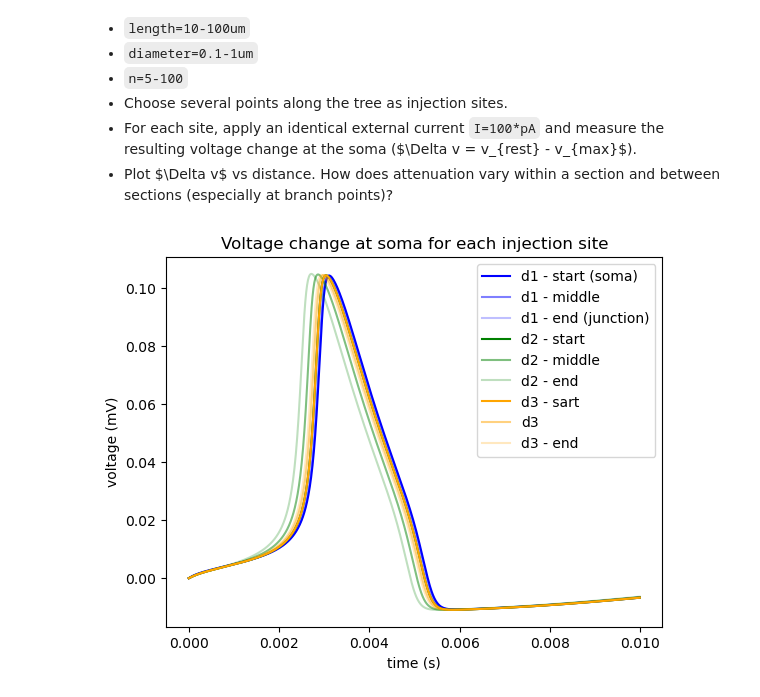
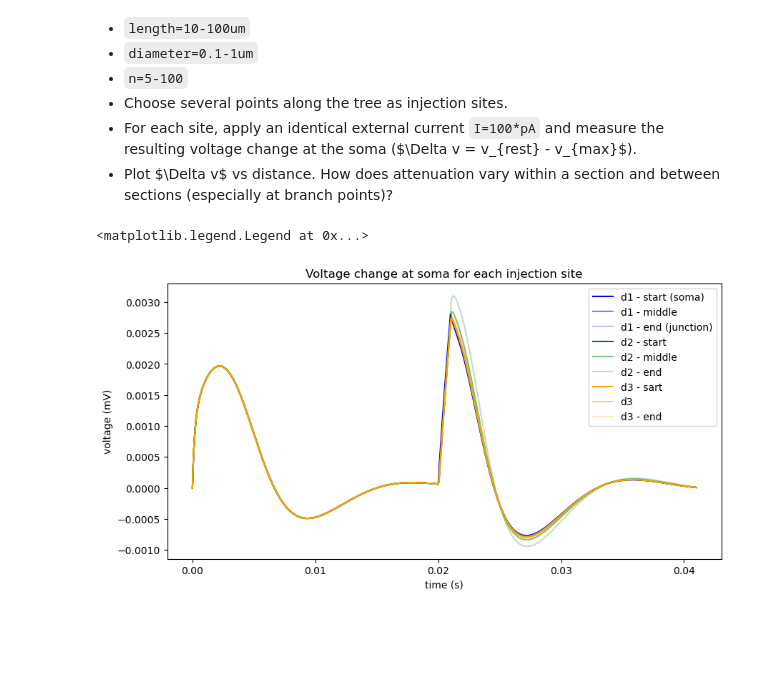
Before and after one commit to kateharvey/SYDE552, a Jupyter notebook: syde552-assignment1.ipynb, the cells around one changed output. Saved outputs shown, nothing was run; the diff lists cells and outputs as text; code cells hidden in the pictures; blank space fills up the shorter version.

```diff
--- a/syde552-assignment1.ipynb
+++ b/syde552-assignment1.ipynb
@@ -699,18 +664,19 @@ def hodgkin_huxley_neuron(
         morpho,
         durations,
         currents,
-        E_leak=10.613*mV,
-        E_na=115*mV,
-        E_k=-12*mV,
-        g_leak=0.3*msiemens/cm**2,
-        g_na = 120*msiemens/cm**2,
-        g_k = 36*msiemens/cm**2,
         C_m = 1*uF/cm**2,
         R_l = 35.4*ohm*cm,
         gating_vars=True,
         location=None):
 
     start_scope()
+    # constants
+    E_leak = 10.613*mV
+    E_na = 115*mV
+    E_k = -12*mV
+    g_leak = 0.3*msiemens/cm**2
+    g_na = 120*msiemens/cm**2
+    g_k = 36*msiemens/cm**2
 
     # Fill in these equations
     eqn = '''
@@ -896,9 +879,8 @@ locs = [soma.d1[0], # soma-dendrite junction
         soma.d1.d3[49]] # end of the third dendrite
 # %%
 # for each location, inject a current of 100 pA:
-# 10 ms is long enough to observe a single action potential
-durations = [10]*ms
-currents = [100]*pA
+durations = [20, 1, 20]*ms
+currents = [0, 100, 0]*pA
 
 # and measure the voltage change at the soma:
 v1 = hodgkin_huxley_neuron(soma, durations, currents, location=locs[0], gating_vars=False)
@@ -913,22 +895,22 @@ v9 = hodgkin_huxley_neuron(soma, durations, currents, location=locs[8], gating_v
 # %%
 # plot the change in voltage over time at the soma (v[0]) for each injection site:
 # note that voltages have been rescaled so that v_rest = 0:
-fig, ax = plt.subplots()
+fig, ax = plt.subplots(figsize=(10, 5))
 
 ax.plot(v1.t, v1.v[0], color='blue', label='d1 - start (soma)')
 ax.plot(v2.t, v2.v[0], color='blue', label='d1 - middle', alpha=0.5)
 ax.plot(v3.t, v3.v[0], color='blue', label='d1 - end (junction)', alpha=0.25)
 
 ax.plot(v4.t, v4.v[0], color='green', label='d2 - start')
 ax.plot(v5.t, v5.v[0], color='green', label='d2 - middle', alpha=0.5)
 ax.plot(v6.t, v6.v[0], color='green', label='d2 - end', alpha=0.25)
 
 ax.plot(v7.t, v7.v[0], color='orange', label='d3 - sart')
 ax.plot(v8.t, v8.v[0], color='orange', label='d3', alpha=0.5)
 ax.plot(v9.t, v9.v[0], color='orange', label='d3 - end', alpha=0.25)
 
 ax.set(xlabel='time (s)', ylabel='voltage (mV)', title='Voltage change at soma for each injection site')
 ax.legend()
-plt.show()
 # %% [output]
+<matplotlib.legend.Legend at 0x...>
-[figure, old version]
+[figure, new version]
```
Also changed, not shown: parts of 18 cells of this notebook.
